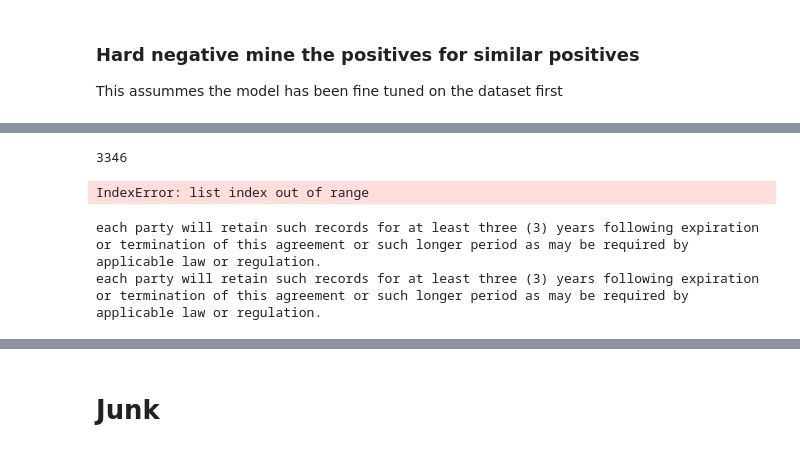
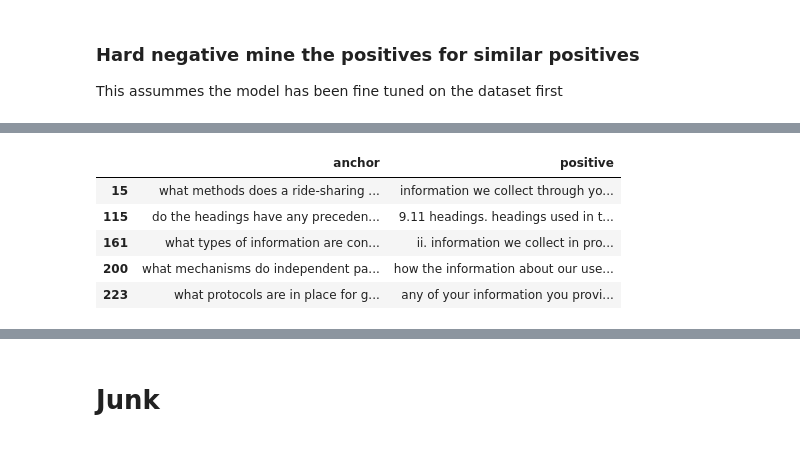
Before and after one commit to CNUClasses/embeddings, a Jupyter notebook: playground/hard_negative_mining.ipynb, the cells around one changed output, grey strips where cells are left out. Drawn from its saved outputs; the diff is of its cells as text; code cells hidden in the pictures.

```diff
--- a/playground/hard_negative_mining.ipynb
+++ b/playground/hard_negative_mining.ipynb
@@ -299,19 +251,0 @@ df['hard_negative']=ghn
-# %%
-#how many unique positives do we have?
-df.positive.nunique()
-# %% [output]
-3346
-# %%
-j=0
-for i in range(len(df)):
-    if(df.iloc[i,1]==df.iloc[i,2][0]):
-        j+=1
-print(j)
-# %% [output]
-IndexError: list index out of range
-# %%
-print(df.iloc[4,1])
-print(df.iloc[4,2][0])
-# %% [output]
-each party will retain such records for at least three (3) years following expiration or termination of this agreement or such longer period as may be required by applicable law or regulation.
-each party will retain such records for at least three (3) years following expiration or termination of this agreement or such longer period as may be required by applicable law or regulation.
@@ -334,0 +252,15 @@ def add_list_to_dataset(df,colname:str, data:list):
+# %%
+try:
+    df.drop(columns=['most_dissimilar_context','id'],inplace=True)
+    df.drop(columns=['hardnegatives','hardnegatives_indexed','hardnegatives_reverse_indexed'],inplace=True)
+except:
+    pass
+
+df.head()
+# %% [output]
+|  | anchor | positive |
+| 15 | what methods does a ride-sharing ... | information we collect through yo... |
+| 115 | do the headings have any preceden... | 9.11 headings. headings used in t... |
+| 161 | what types of information are con... | ii. information we collect in pro... |
+| 200 | what mechanisms do independent pa... | how the information about our use... |
+| 223 | what protocols are in place for g... | any of your information you provi... |
```
Also changed, not shown: parts of 38 cells of this notebook.
